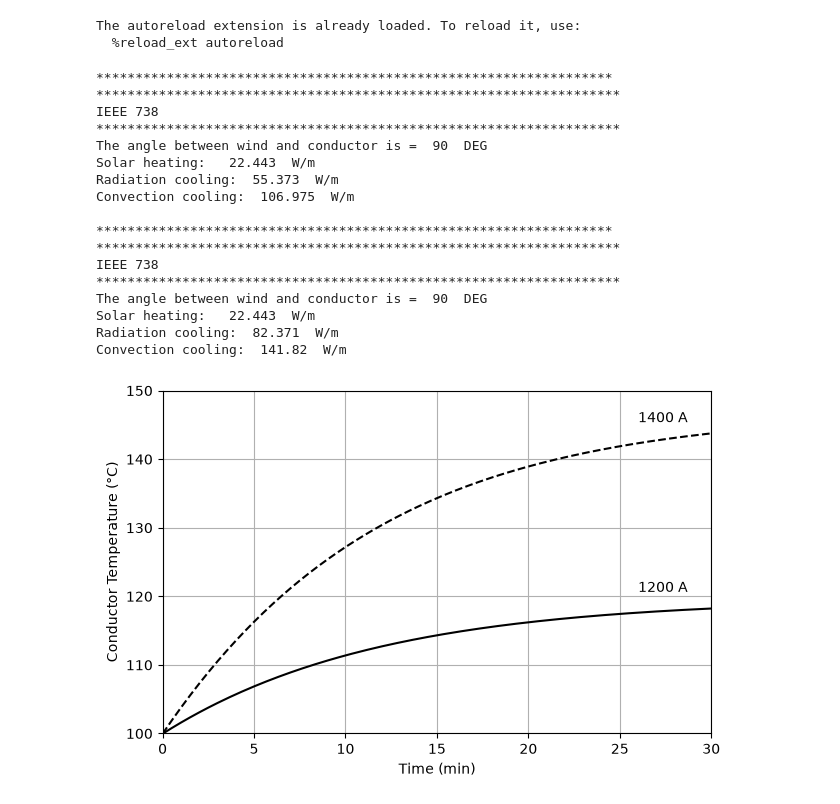
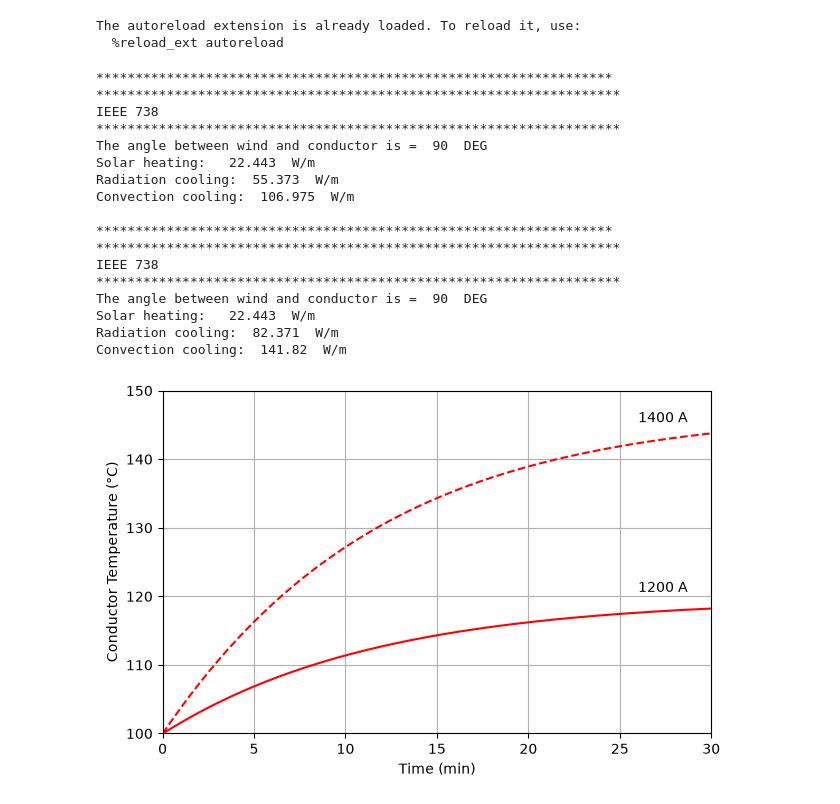
Before and after one commit to gteasoft/pypacity, a Jupyter notebook: examples/test_ieee738_transient.ipynb, the cells around one changed output. Cells and saved outputs as stored; diff of their text form; code cells hidden in the pictures.

```diff
--- a/examples/test_ieee738_transient.ipynb
+++ b/examples/test_ieee738_transient.ipynb
@@ -40,7 +45,7 @@ Case_ss.beta   = 0
 Case_ss.Z1_DEG = 90
 
 dt1 = datetime(2026, 6, 10, 11, 00)
-PV1 = solar.PVSystems()
+PV1 = solar.SolarGeometry()
 Case_ss.SOLAR = 1
 Case_ss.SUN_TIME = 11
 Case_ss.NDAY = PV1.DatetimetoDayOfYear(dt1)
@@ -66,40 +71,41 @@ for Ic in [1200,1400]:
     std738.set_case(  Case_ss  )
     std738.Case1.ATCDR = []
     std738.Case1.TIME  = []
+    std738.Debug = 0
     std738.ieee_738_2013()
     std738.output()
 
     get_ls = lambda x: '-' if x == 1200 else '--'
-    ax.plot(np.array(std738.Case1.TIME)/60,std738.Case1.ATCDR,'k',ls=get_ls(Ic))
+    ax.plot(np.array(std738.Case1.TIME)/60,std738.Case1.ATCDR,'r',ls=get_ls(Ic))
 
     Tdata = 26
     idx = np.argwhere(np.array(std738.Case1.TIME)/60 > Tdata )[0][0]
     ax.text(Tdata ,std738.Case1.ATCDR[idx]+3,f'{Ic} A')
 
 ax.set_yticks(np.arange(100,150+10,10))
 ax.set_xticks(np.arange(0,30+5,5))
 ax.set_ylim(100,150)
 ax.grid();
 ax.set_xlim(0,30)
 ax.set_box_aspect(1/1.6);
 ax.set_xlabel('Time (min)')
 ax.set_ylabel('Conductor Temperature (°C)');
 # %% [output]
 ******************************************************************
 *******************************************************************
 IEEE 738
 *******************************************************************
 The angle between wind and conductor is =  90  DEG
 Solar heating:   22.443  W/m
 Radiation cooling:  55.373  W/m
 Convection cooling:  106.975  W/m
 
 ******************************************************************
 *******************************************************************
 IEEE 738
 *******************************************************************
 The angle between wind and conductor is =  90  DEG
 Solar heating:   22.443  W/m
 Radiation cooling:  82.371  W/m
 Convection cooling:  141.82  W/m
-[figure, old version]
+[figure, new version]
```
Also changed, not shown: parts of 2 cells of this notebook, 10 other files.
